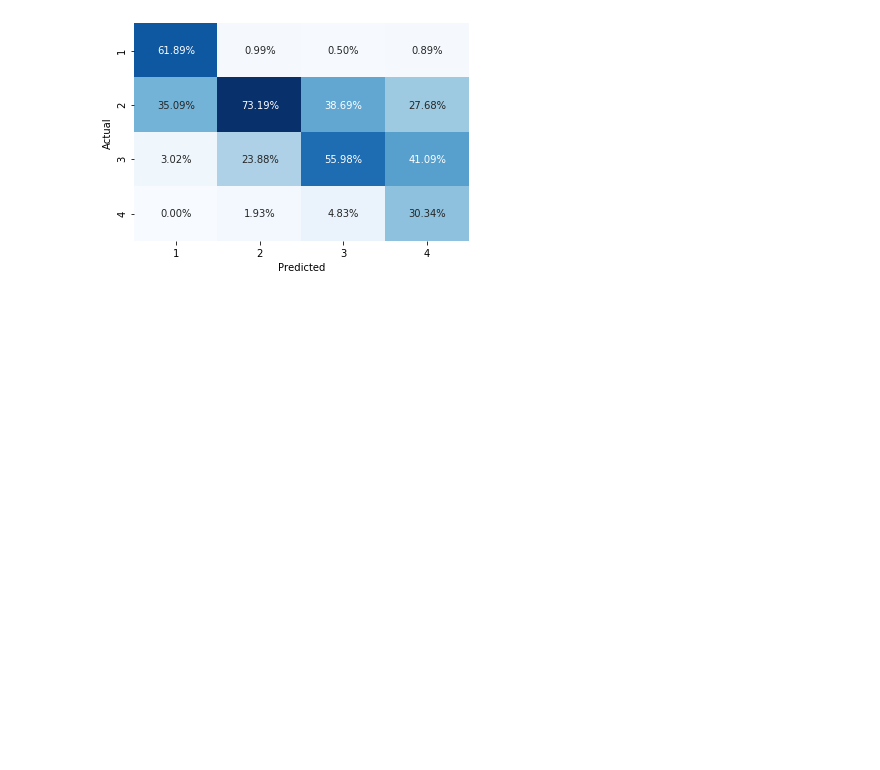
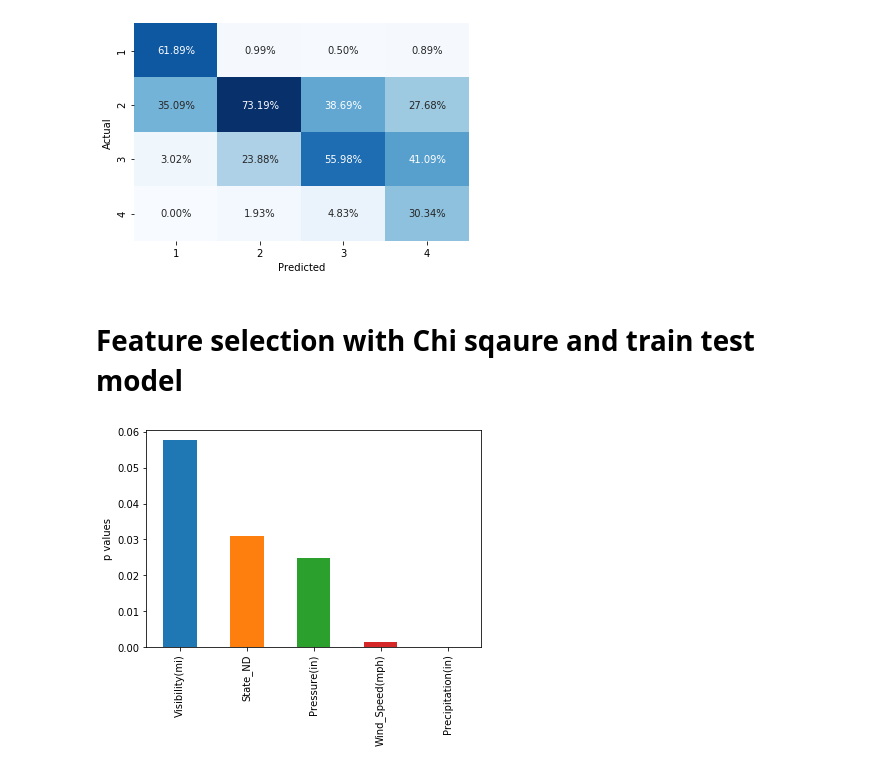
Before and after one commit to Abhilash240800/FinalProject_USAccidents, a Jupyter notebook: Jupyter Notebooks/NeuralNet_v2.ipynb, the cells around one changed output. Cells and saved outputs as stored; diff of their text form; code cells hidden in the pictures; blank space fills up the shorter version.

```diff
--- a/Jupyter Notebooks/NeuralNet_v2.ipynb
+++ b/Jupyter Notebooks/NeuralNet_v2.ipynb
@@ -223,6 +224,3 @@ df.to_feather("{}_v2.feather".format(FILENAME))
 # %%
 data = feather.read_dataframe("{}_v2.feather".format(FILENAME))
 data['Severity'] = data['Severity'].astype(int)
-# %%
-for i in data.columns:
-    print(i)
@@ -351,3 +331,36 @@ plt.show()
 # %% [output]
 accuracy: 0.7029312835700045
 [figure]
+# %% [markdown]
+# Feature selection with Chi sqaure and train test model
+# %%
+# Split into train and test set
+
+data = feather.read_dataframe("{}_v2.feather".format(FILENAME))
+data['Severity'] = data['Severity'].astype(int)
+
+# One hot encode labels
+n = len(data)
+labels = data['Severity']
+y = np.zeros((n, 4))
+for i in range(n):
+    y[i, labels[i]-1] = 1
+
+# Get the attributes
+X = data.drop('Severity', axis=1)
+
+scaler=MinMaxScaler(feature_range=(0,1))
+scaled_features = scaler.fit_transform(X)
+
+X_train, X_test, y_train, y_test = train_test_split(scaled_features, y, test_size=0.25, random_state=30034)
+# %%
+from sklearn.feature_selection import chi2
+
+chi_scores = chi2(scaled_features,y)
+p_values = pd.Series(chi_scores[1],index = X.columns)
+p_values.sort_values(ascending = False , inplace = True)
+p_values[:5].plot.bar()
+plt.ylabel("p values")
+plt.show()
+# %% [output]
+[figure, added]
```
Also changed, not shown: parts of 6 cells of this notebook.
